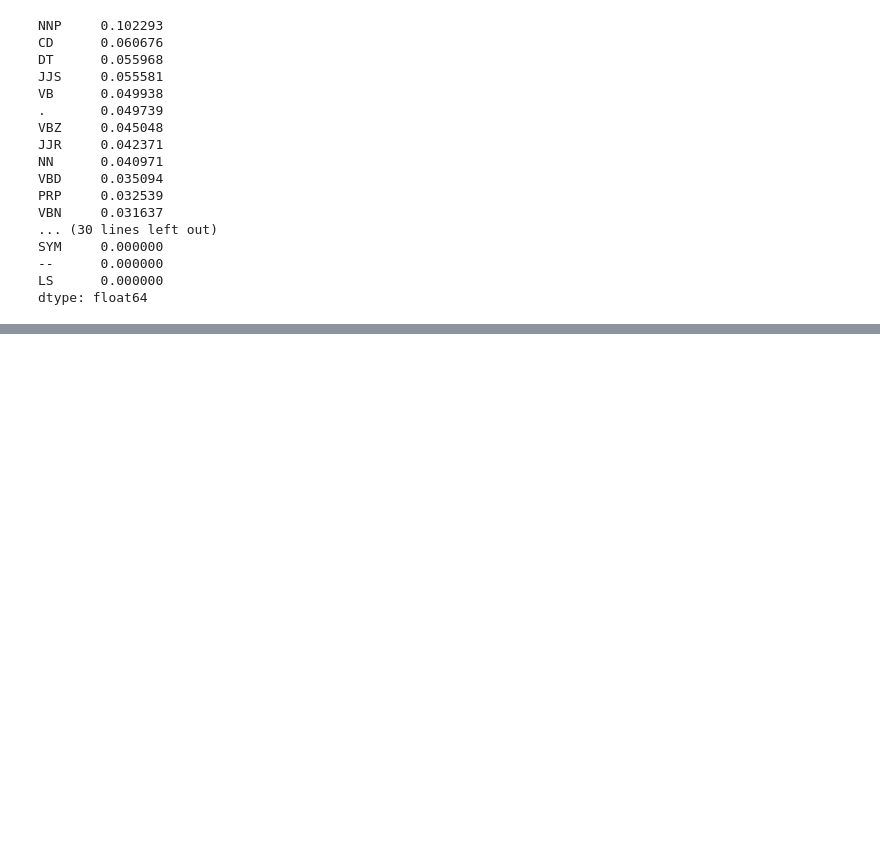
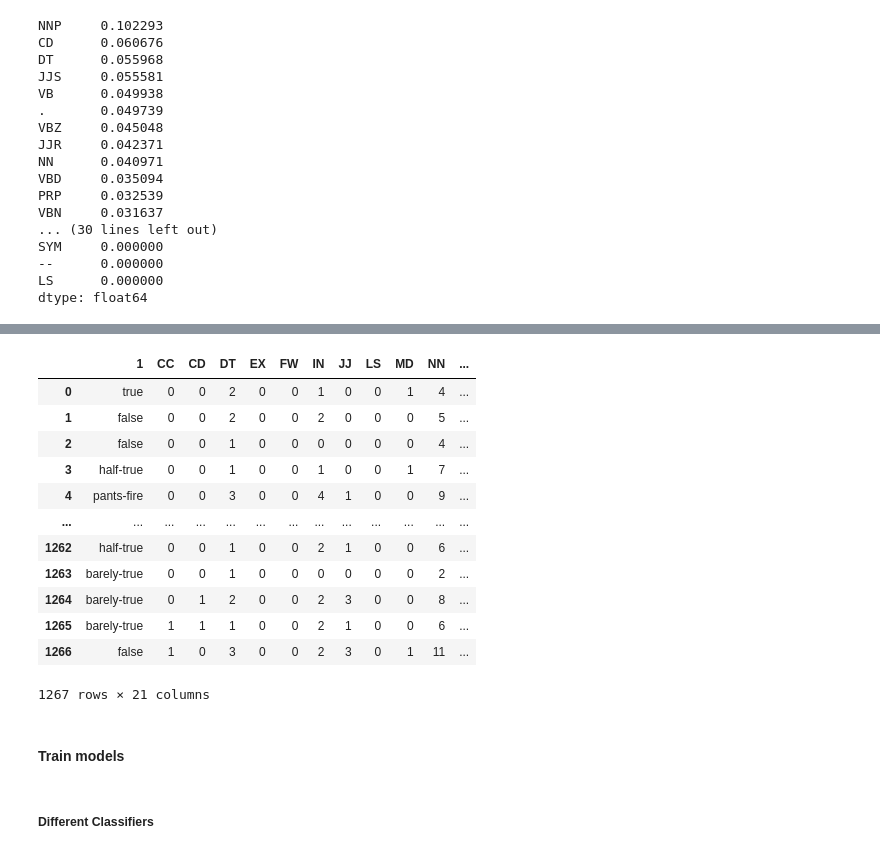
Before and after one commit to Wayne122/CMPE257, a Jupyter notebook: Alternus_Vera.ipynb, the cells around one changed output, grey strips where cells are left out. Drawn from its saved outputs; the diff is of its cells as text; code cells hidden in the pictures; blank space fills up the shorter version.

```diff
--- a/Alternus_Vera.ipynb
+++ b/Alternus_Vera.ipynb
@@ -1453,0 +1587,40 @@ http://www.nltk.org/book/ch05.html
+# %%
+#test_df_prepro = pd.get_dummies(test_df[1], columns=1)
+test_df_prepro = test_df.loc[:, [1]]
+# %%
+test_df_prepro['CC'] = ccl
+test_df_prepro['CD'] = cdl
+test_df_prepro['DT'] = dtl
+test_df_prepro['EX'] = exl
+test_df_prepro['FW'] = fwl
+test_df_prepro['IN'] = inl
+test_df_prepro['JJ'] = jjl
+test_df_prepro['LS'] = lsl
+test_df_prepro['MD'] = mdl
+test_df_prepro['NN'] = nnl
+test_df_prepro['PDT'] = pdtl
+test_df_prepro['POS'] = posl
+test_df_prepro['PRP'] = prpl
+test_df_prepro['RB'] = rbl
+test_df_prepro['RP'] = rpl
+test_df_prepro['SYM'] = syml
+test_df_prepro['TO'] = tol
+test_df_prepro['UH'] = uhl
+test_df_prepro['VB'] = vbl
+test_df_prepro['WH'] = whl
+
+test_df_prepro
+# %% [output]
+|  | 1 | CC | CD | DT | EX | FW | IN | JJ | LS | MD | NN | ... |
+| 0 | true | 0 | 0 | 2 | 0 | 0 | 1 | 0 | 0 | 1 | 4 | ... |
+| 1 | false | 0 | 0 | 2 | 0 | 0 | 2 | 0 | 0 | 0 | 5 | ... |
+| 2 | false | 0 | 0 | 1 | 0 | 0 | 0 | 0 | 0 | 0 | 4 | ... |
+| 3 | half-true | 0 | 0 | 1 | 0 | 0 | 1 | 0 | 0 | 1 | 7 | ... |
+| 4 | pants-fire | 0 | 0 | 3 | 0 | 0 | 4 | 1 | 0 | 0 | 9 | ... |
+| ... | ... | ... | ... | ... | ... | ... | ... | ... | ... | ... | ... | ... |
+| 1262 | half-true | 0 | 0 | 1 | 0 | 0 | 2 | 1 | 0 | 0 | 6 | ... |
+| 1263 | barely-true | 0 | 0 | 1 | 0 | 0 | 0 | 0 | 0 | 0 | 2 | ... |
+| 1264 | barely-true | 0 | 1 | 2 | 0 | 0 | 2 | 3 | 0 | 0 | 8 | ... |
+| 1265 | barely-true | 1 | 1 | 1 | 0 | 0 | 2 | 1 | 0 | 0 | 6 | ... |
+| 1266 | false | 1 | 0 | 3 | 0 | 0 | 2 | 3 | 0 | 1 | 11 | ... |
+1267 rows × 21 columns
@@ -1453,0 +1634,4 @@ http://www.nltk.org/book/ch05.html
+# %% [markdown]
+#### Train models
+# %% [markdown]
+##### Different Classifiers
```
Also changed, not shown: parts of 136 cells of this notebook.
